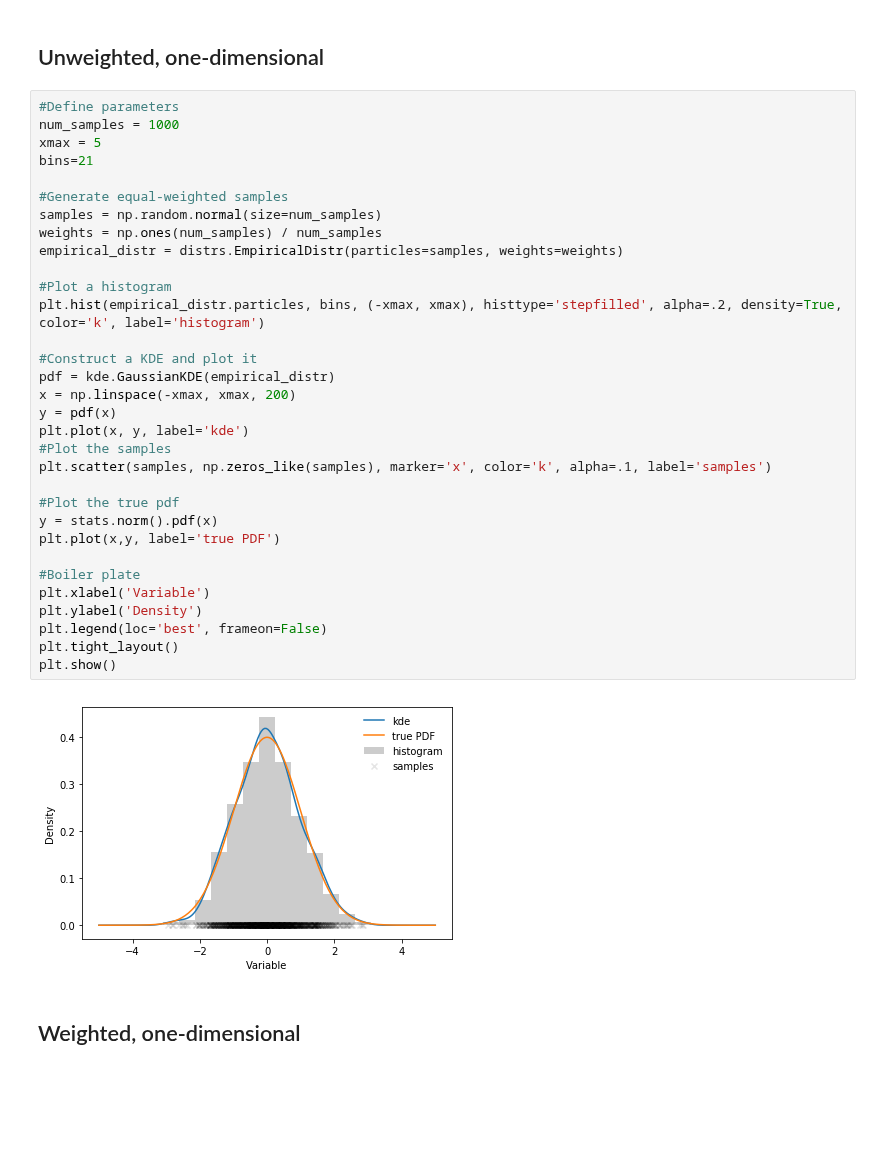
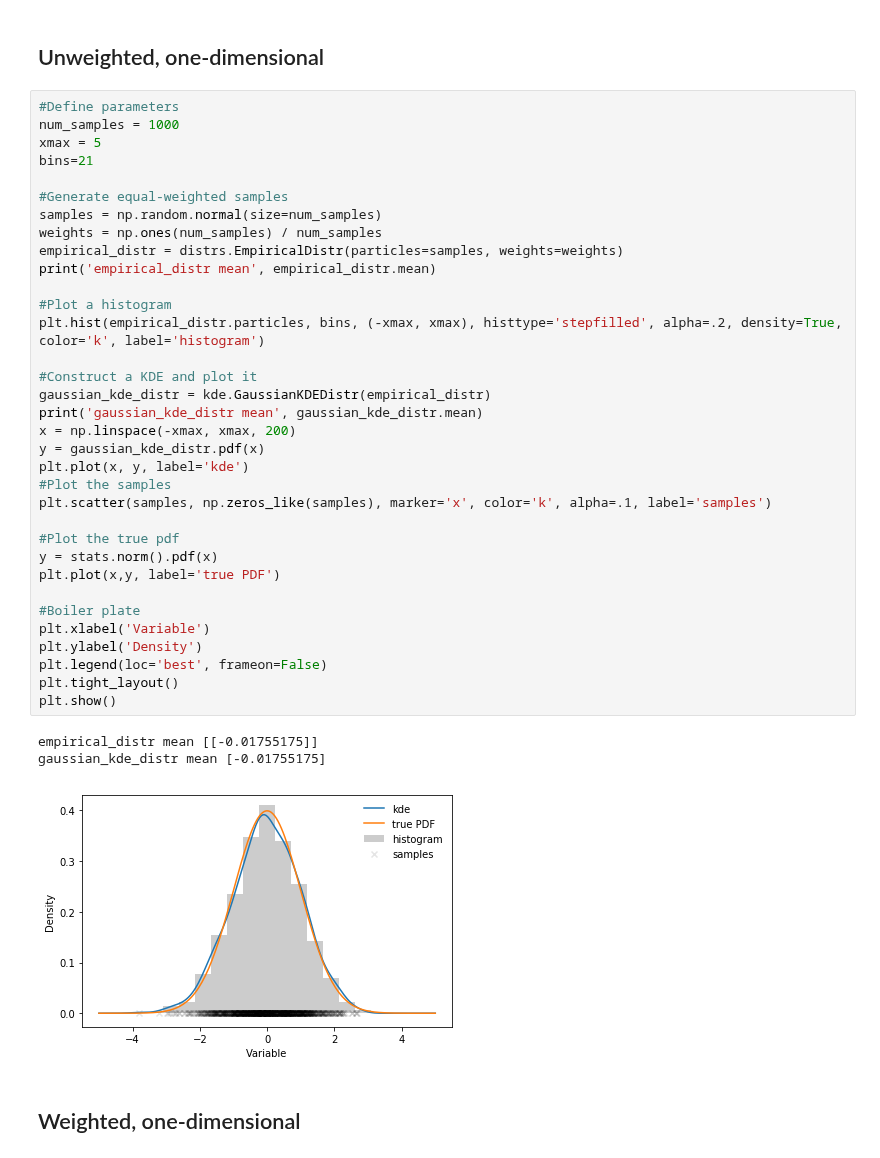
Before and after one commit to thalesians/tsa, a Jupyter notebook: src/jupyter/python/kde.ipynb, the cells around one changed output. Cells and saved outputs as stored; diff of their text form; blank space fills up the shorter version.

Commit message:
Moving towards implementing the distrs.Distr interface in kde.GaussianKDEDistr.

```diff
--- a/src/jupyter/python/kde.ipynb
+++ b/src/jupyter/python/kde.ipynb
@@ -29,36 +29,40 @@ importlib.reload(kde)
 #Define parameters
 num_samples = 1000
 xmax = 5
 bins=21
 
 #Generate equal-weighted samples
 samples = np.random.normal(size=num_samples)
 weights = np.ones(num_samples) / num_samples
 empirical_distr = distrs.EmpiricalDistr(particles=samples, weights=weights)
+print('empirical_distr mean', empirical_distr.mean)
 
 #Plot a histogram
 plt.hist(empirical_distr.particles, bins, (-xmax, xmax), histtype='stepfilled', alpha=.2, density=True, color='k', label='histogram')
 
 #Construct a KDE and plot it
-pdf = kde.GaussianKDE(empirical_distr)
+gaussian_kde_distr = kde.GaussianKDEDistr(empirical_distr)
+print('gaussian_kde_distr mean', gaussian_kde_distr.mean)
 x = np.linspace(-xmax, xmax, 200)
-y = pdf(x)
+y = gaussian_kde_distr.pdf(x)
 plt.plot(x, y, label='kde')
 #Plot the samples
 plt.scatter(samples, np.zeros_like(samples), marker='x', color='k', alpha=.1, label='samples')
 
 #Plot the true pdf
 y = stats.norm().pdf(x)
 plt.plot(x,y, label='true PDF')
 
 #Boiler plate
 plt.xlabel('Variable')
 plt.ylabel('Density')
 plt.legend(loc='best', frameon=False)
 plt.tight_layout()
 plt.show()
 # %% [output]
+empirical_distr mean [[-0.01755175]]
+gaussian_kde_distr mean [-0.01755175]
-[figure, old version]
+[figure, new version]
 # %% [markdown]
 ## Weighted, one-dimensional
 # %%
```
Also changed, not shown: parts of 2 cells of this notebook, 1 other file.
